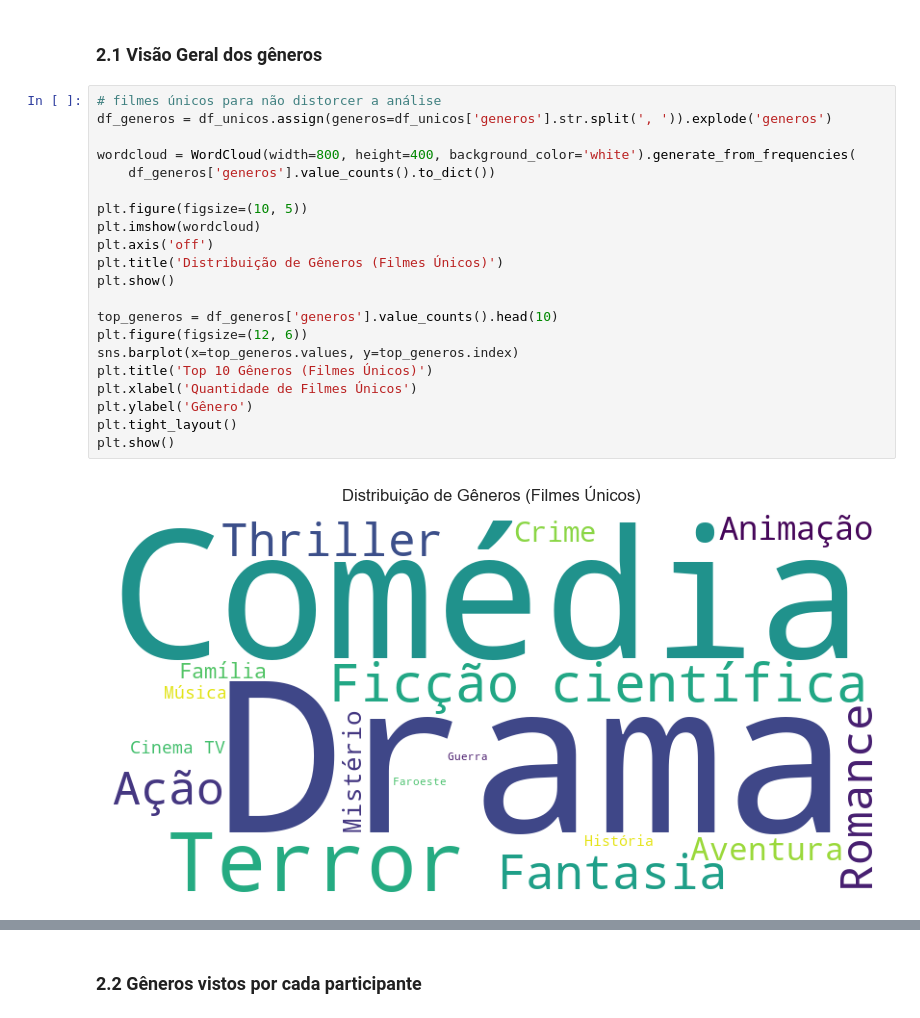
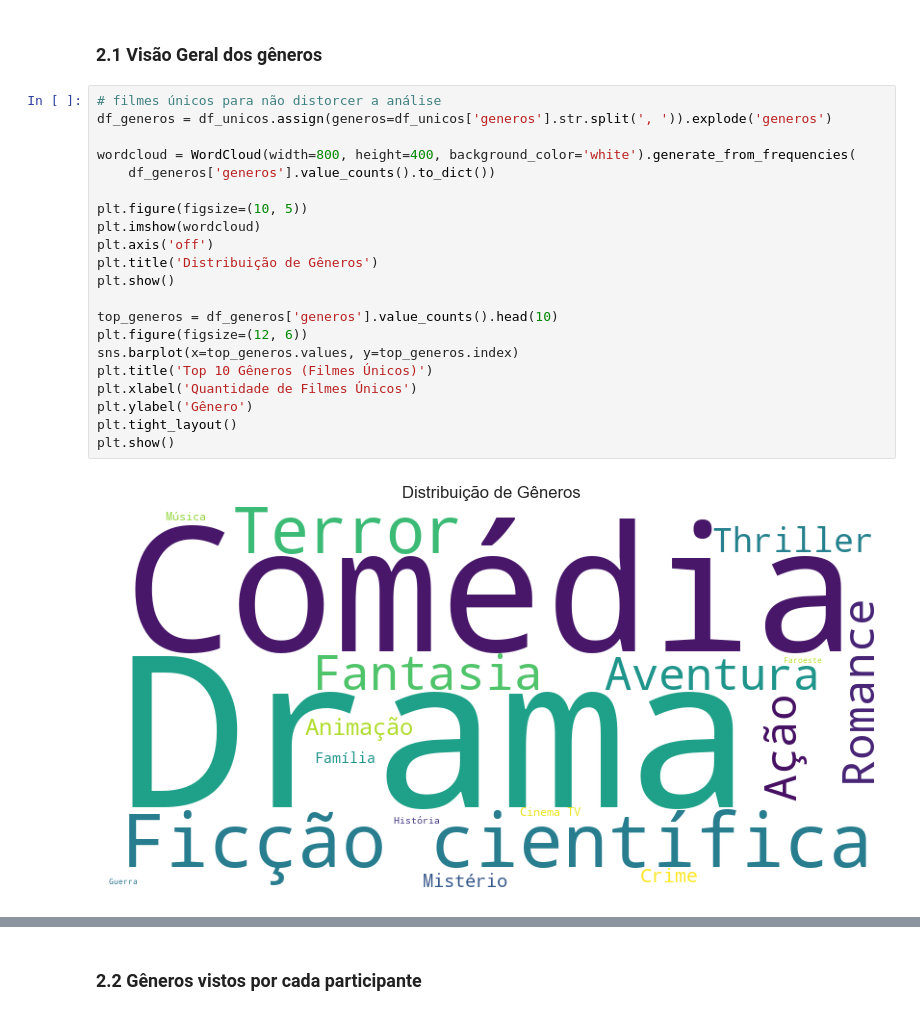
Before and after one commit to Gallicchio-Tavares/Analise-estatistica-participantes, a Jupyter notebook: 2026/analise_final/analise_final.ipynb, the cells around one changed output, grey strips where cells are left out. Cells and saved outputs as stored; diff of their text form.

```diff
--- a/2026/analise_final/analise_final.ipynb
+++ b/2026/analise_final/analise_final.ipynb
@@ -222,23 +222,23 @@ plt.show()
 # %%
 # filmes únicos para não distorcer a análise
 df_generos = df_unicos.assign(generos=df_unicos['generos'].str.split(', ')).explode('generos')
 
 wordcloud = WordCloud(width=800, height=400, background_color='white').generate_from_frequencies(
     df_generos['generos'].value_counts().to_dict())
 
 plt.figure(figsize=(10, 5))
 plt.imshow(wordcloud)
 plt.axis('off')
-plt.title('Distribuição de Gêneros (Filmes Únicos)')
+plt.title('Distribuição de Gêneros')
 plt.show()
 
 top_generos = df_generos['generos'].value_counts().head(10)
 plt.figure(figsize=(12, 6))
 sns.barplot(x=top_generos.values, y=top_generos.index)
 plt.title('Top 10 Gêneros (Filmes Únicos)')
 plt.xlabel('Quantidade de Filmes Únicos')
 plt.ylabel('Gênero')
 plt.tight_layout()
 plt.show()
 # %% [output]
-[figure, old version]
+[figure, new version]
```
Also changed, not shown: parts of 11 cells of this notebook, 5 other files.
